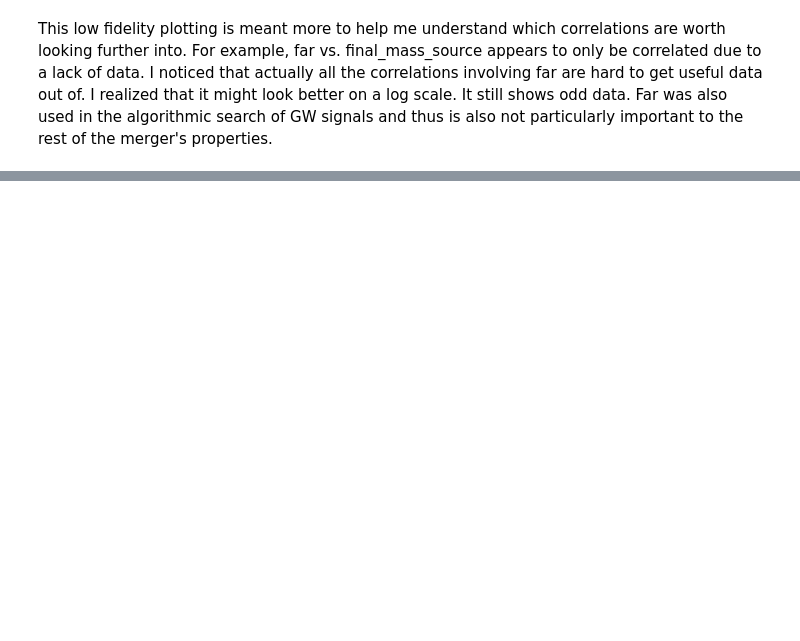
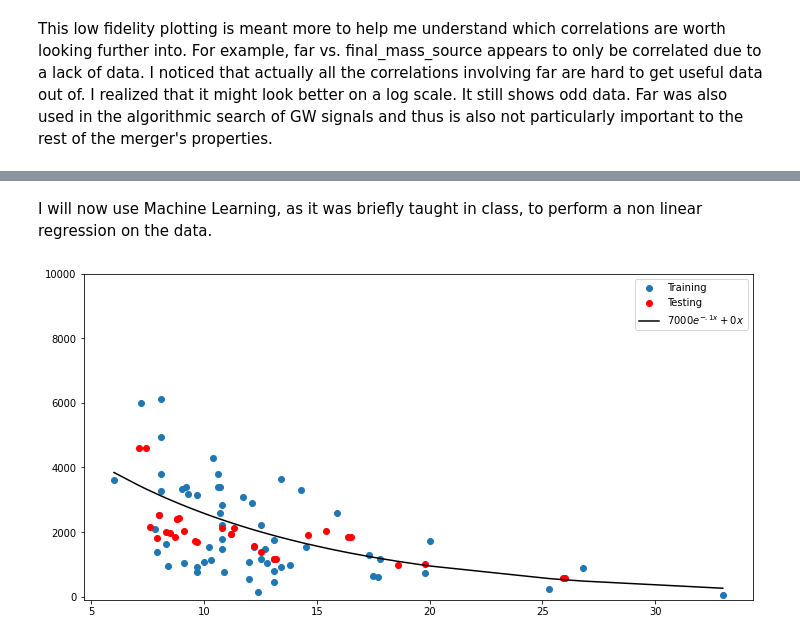
Before and after one commit to thor-ium/LIGO-Data-Analysis, a Jupyter notebook: Final_Project_thbr2284.ipynb, the cells around one changed output, grey strips where cells are left out. Drawn from its saved outputs; the diff is of its cells as text; code cells hidden in the pictures; blank space fills up the shorter version.

Commit message:
Finished Machine Learning aand non-linear regression | progress on writeup

```diff
--- a/Final_Project_thbr2284.ipynb
+++ b/Final_Project_thbr2284.ipynb
@@ -390,0 +403,40 @@ This low fidelity plotting is meant more to help me understand which correlation
+# %% [markdown]
+I will now use Machine Learning, as it was briefly taught in class, to perform a non linear regression on the data.
+# %%
+# From Lecture 28
+def f_nonlinear(x,A=1,B=2,C=3,addnoise=False,noise=1.0,plot=False):
+    if addnoise:
+        noise = np.random.normal(scale=noise,size=len(x))
+    else:
+        noise = 0
+    y = A*np.exp(-B*x) + C*x + noise
+
+    if plot:
+        plt.scatter(x,y)
+    return y
+
+from sklearn.ensemble import RandomForestRegressor
+from sklearn.model_selection import train_test_split
+
+# x = ligo.loc[ligo[].notna()].to_numpy()
+x = ligo.loc[ligo['luminosity_distance'].notna(), 'network_matched_filter_snr'].to_numpy()
+y = ligo.loc[ligo['luminosity_distance'].notna(), 'luminosity_distance'].to_numpy()
+
+
+x_train, x_test, y_train, y_test =\
+ train_test_split(x, y, test_size=0.33, random_state=42)
+
+regr = RandomForestRegressor(max_depth=5, random_state=0)
+regr.fit(x_train.reshape(-1, 1), y_train)
+pred = regr.predict(x_test.reshape(-1, 1))
+
+plt.figure(figsize=(12,6))
+plt.scatter(x_train,y_train,label="Training")
+plt.scatter(x_test,pred,color='r',label="Testing")
+x.sort()
+plt.plot(x,f_nonlinear(x,A=7000,B=0.1, C=0),color='k', label=r"$7000e^{-.1x} + 0x$");
+
+plt.ylim(-100, 10000)
+plt.legend();
+# %% [output]
+[figure, added]
```
Also changed, not shown: parts of 6 cells of this notebook, 9 other files.
